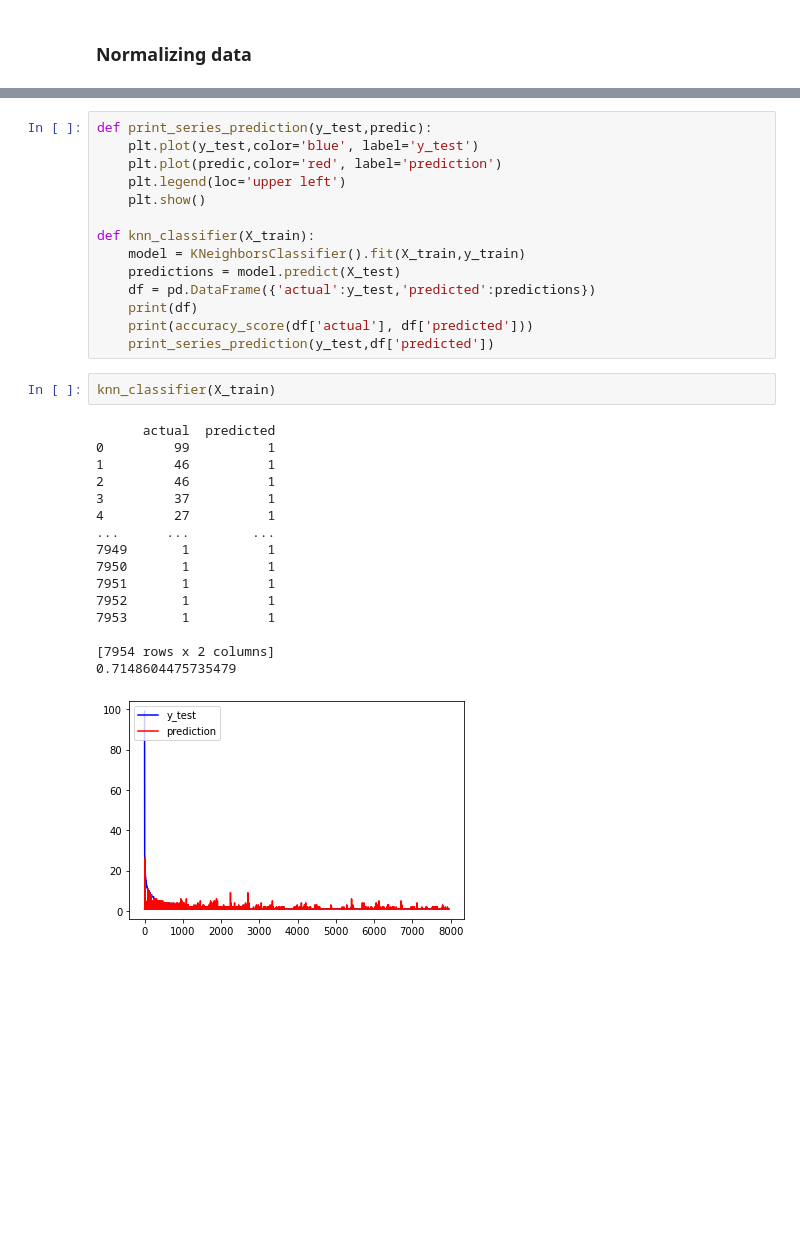
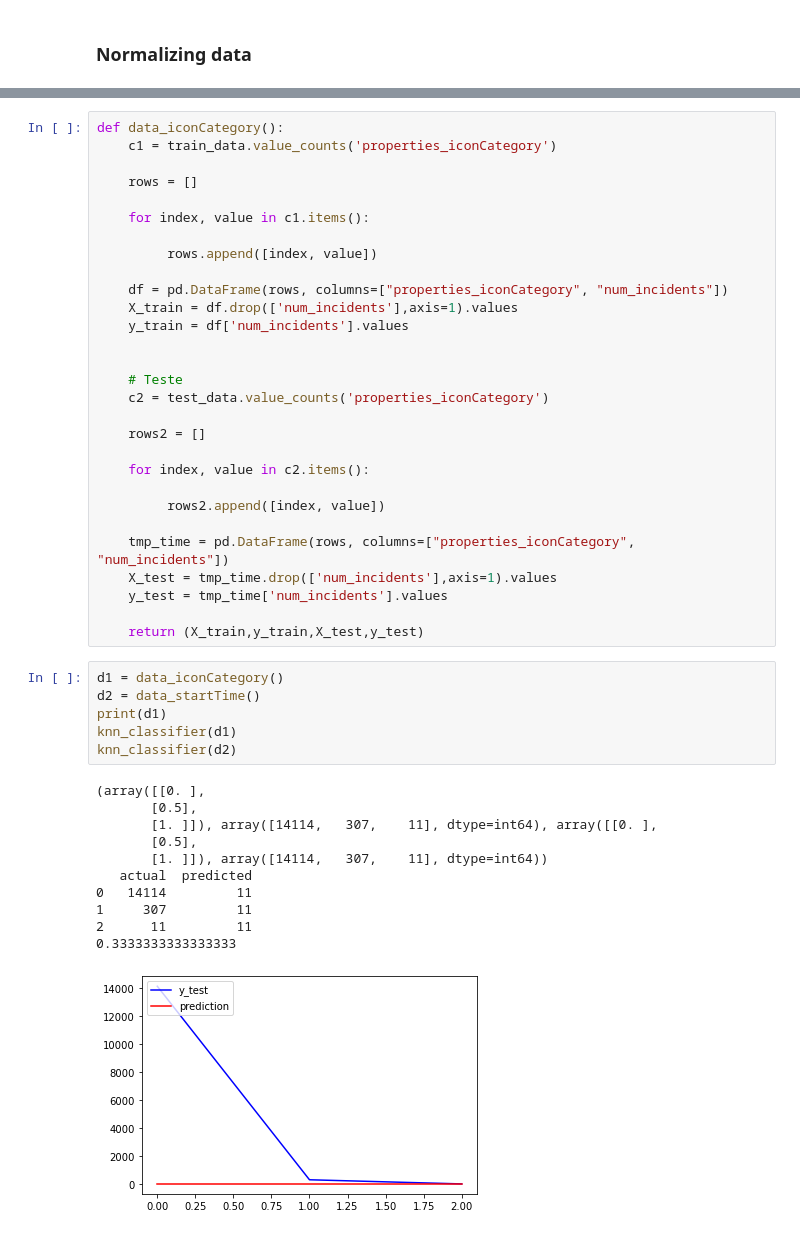
Before and after one commit to beatrizfrocha/SA2021, a Jupyter notebook: TP2/Incidents_prediction_model.ipynb, the cells around one changed output, grey strips where cells are left out. Cells and saved outputs as stored; diff of their text form; blank space fills up the shorter version.

Commit message:
Updated Model

```diff
--- a/TP2/Incidents_prediction_model.ipynb
+++ b/TP2/Incidents_prediction_model.ipynb
@@ -209,33 +229,47 @@ y_test = tmp_time['num_incidents'].values
-# %%
-def print_series_prediction(y_test,predic):
-    plt.plot(y_test,color='blue', label='y_test')
-    plt.plot(predic,color='red', label='prediction')
-    plt.legend(loc='upper left')
-    plt.show()
-
-def knn_classifier(X_train):
-    model = KNeighborsClassifier().fit(X_train,y_train)
-    predictions = model.predict(X_test)
-    df = pd.DataFrame({'actual':y_test,'predicted':predictions})
-    print(df)
-    print(accuracy_score(df['actual'], df['predicted']))
-    print_series_prediction(y_test,df['predicted'])
-# %%
-knn_classifier(X_train)
-# %% [output]
-      actual  predicted
-0         99          1
-1         46          1
-2         46          1
-3         37          1
-4         27          1
-...      ...        ...
-7949       1          1
-7950       1          1
-7951       1          1
-7952       1          1
-7953       1          1
-
-[7954 rows x 2 columns]
-0.7148604475735479
-[figure, removed]
+# %%
+def data_iconCategory():
+    c1 = train_data.value_counts('properties_iconCategory')
+
+    rows = []
+
+    for index, value in c1.items():
+
+         rows.append([index, value])
+
+    df = pd.DataFrame(rows, columns=["properties_iconCategory", "num_incidents"])
+    X_train = df.drop(['num_incidents'],axis=1).values
+    y_train = df['num_incidents'].values
+
+
+    # Teste
+    c2 = test_data.value_counts('properties_iconCategory')
+
+    rows2 = []
+
+    for index, value in c2.items():
+
+         rows2.append([index, value])
+
+    tmp_time = pd.DataFrame(rows, columns=["properties_iconCategory", "num_incidents"])
+    X_test = tmp_time.drop(['num_incidents'],axis=1).values
+    y_test = tmp_time['num_incidents'].values
+
+    return (X_train,y_train,X_test,y_test)
+# %%
+d1 = data_iconCategory()
+d2 = data_startTime()
+print(d1)
+knn_classifier(d1)
+knn_classifier(d2)
+# %% [output]
+(array([[0. ],
+       [0.5],
+       [1. ]]), array([14114,   307,    11], dtype=int64), array([[0. ],
+       [0.5],
+       [1. ]]), array([14114,   307,    11], dtype=int64))
+   actual  predicted
+0   14114         11
+1     307         11
+2      11         11
+0.3333333333333333
+[figure, added]
```
Also changed, not shown: parts of 5 cells of this notebook.
